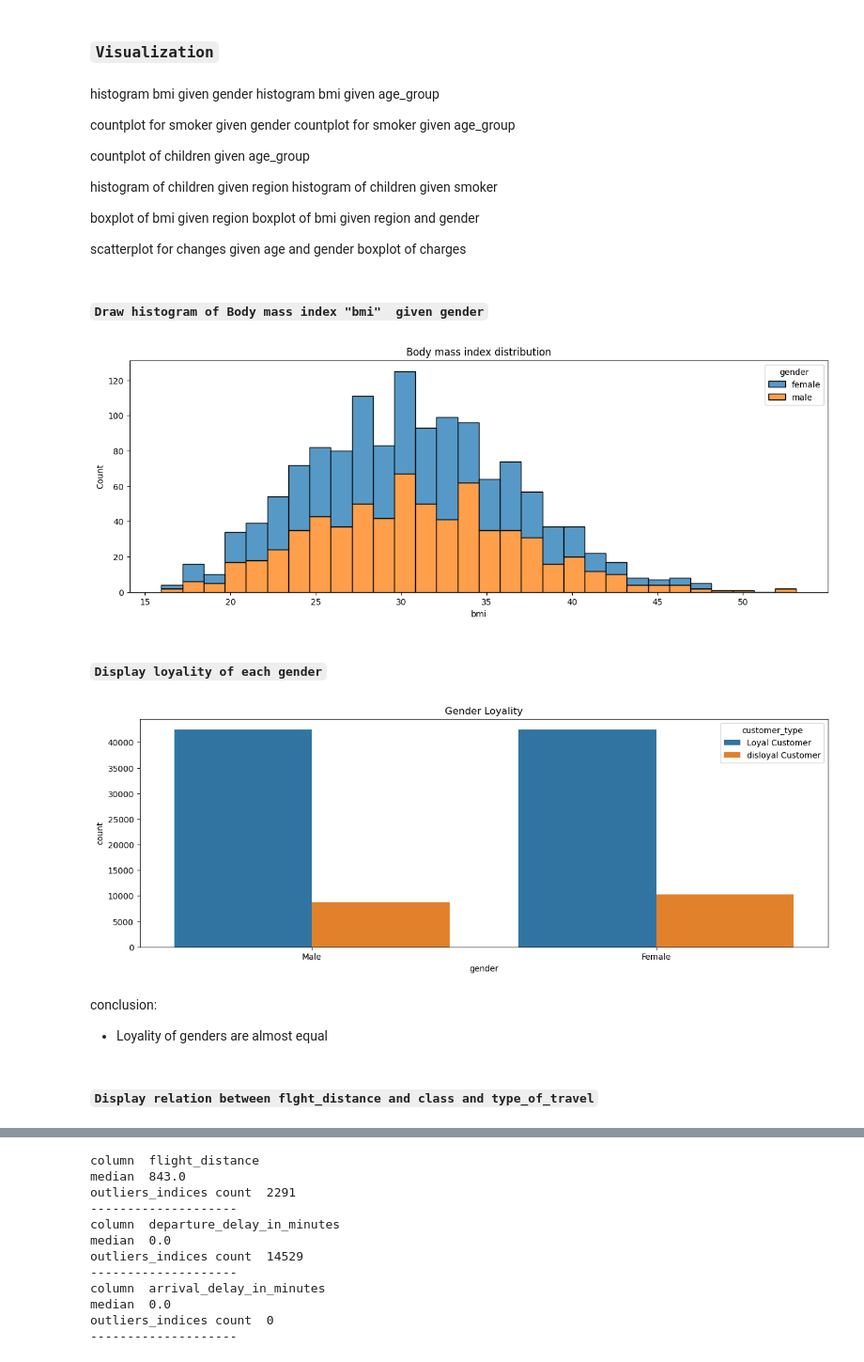
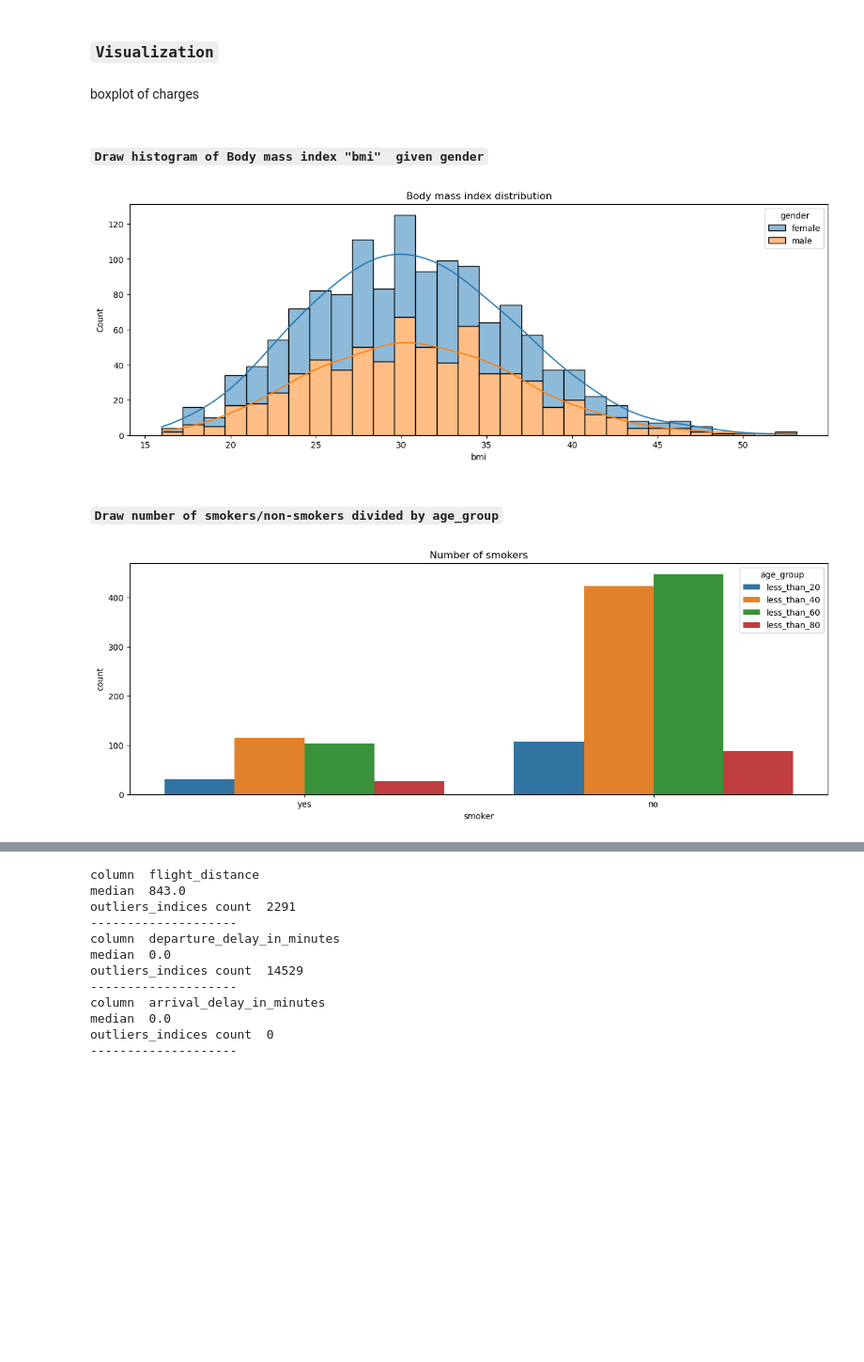
Before and after one commit to aahmedsherif/InsurancePrediction, a Jupyter notebook: script.ipynb, the cells around one changed output, grey strips where cells are left out. Shown at 94% size. Cells and saved outputs as stored; diff of their text form; code cells hidden in the pictures; blank space fills up the shorter version.

```diff
--- a/script.ipynb
+++ b/script.ipynb
@@ -141,0 +114,5 @@ df.loc[:,['age', 'age_group']]
+# %%
+bins= [0,20,40,60,80]
+labels = ['less_than_20','less_than_40','less_than_60','less_than_80']
+df['age_group'] = pd.cut(df['age'], bins=bins, labels=labels, right=False).astype(object)
+df.loc[:,['age', 'age_group']]
@@ -142,42 +133,23 @@ df.loc[:,['age', 'age_group']]
 # %% [markdown]
 ### `Visualization`
-# %% [markdown]
-histogram bmi  given gender
-histogram bmi  given age_group
-
-countplot for smoker given gender
-countplot for smoker given age_group
-
-countplot of children given age_group
-
-histogram of children given region
-histogram of children given smoker
-
-boxplot of bmi given region
-boxplot of bmi given region and gender
-
-scatterplot for changes given age and gender
-boxplot of charges
+# %% [markdown]
+
+boxplot of charges
 # %% [markdown]
 ##### `Draw histogram of Body mass index "bmi"  given gender`
 # %%
 plt.figure(figsize=(15,5))
-sns.histplot(data=df, x='bmi', hue='gender', bins=30, multiple='stack')
+sns.histplot(data=df, x='bmi', hue='gender', bins=30, multiple='stack', kde=True)
 plt.title('Body mass index distribution')
 plt.show()
 # %% [output]
-[figure, old version]
+[figure, new version]
-# %% [markdown]
-##### `Display loyality of each gender`
+# %% [markdown]
+##### `Draw number of smokers/non-smokers divided by age_group`
 # %%
 plt.figure(figsize=(15,5))
-sns.countplot(data=df, x='gender', hue='customer_type')
-plt.title('Gender Loyality')
+sns.countplot(data=df, x='smoker', hue='age_group')
+plt.title('Number of smokers')
 plt.show()
 # %% [output]
-[figure, old version]
+[figure, new version]
-# %% [markdown]
-conclusion:
-- Loyality of genders are almost equal
-# %% [markdown]
-##### `Display relation between flght_distance and class and type_of_travel`
```
Also changed, not shown: parts of 20 cells of this notebook, 1 other file.
